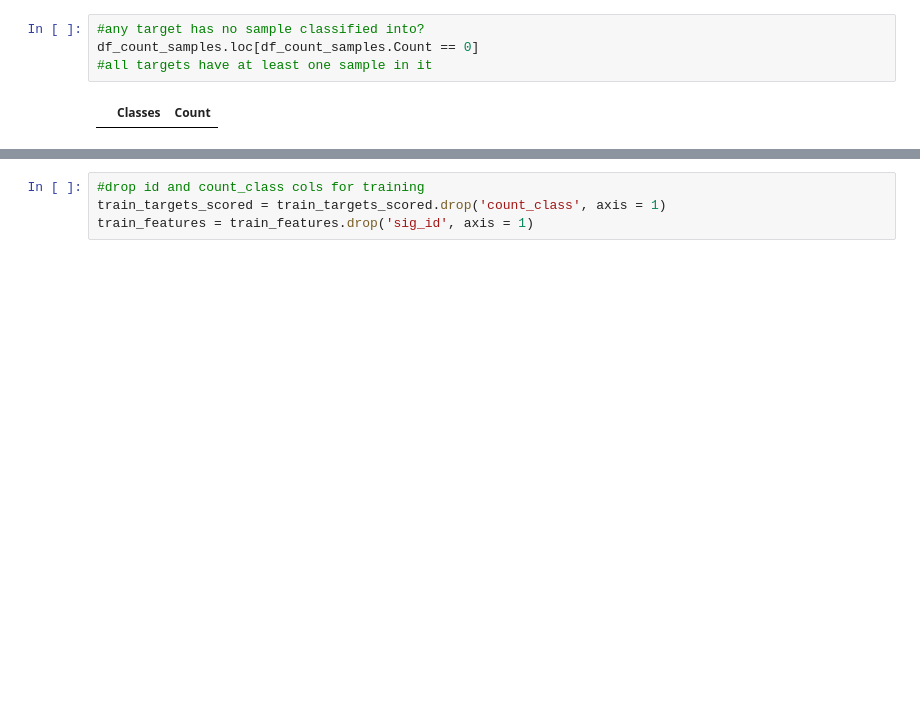
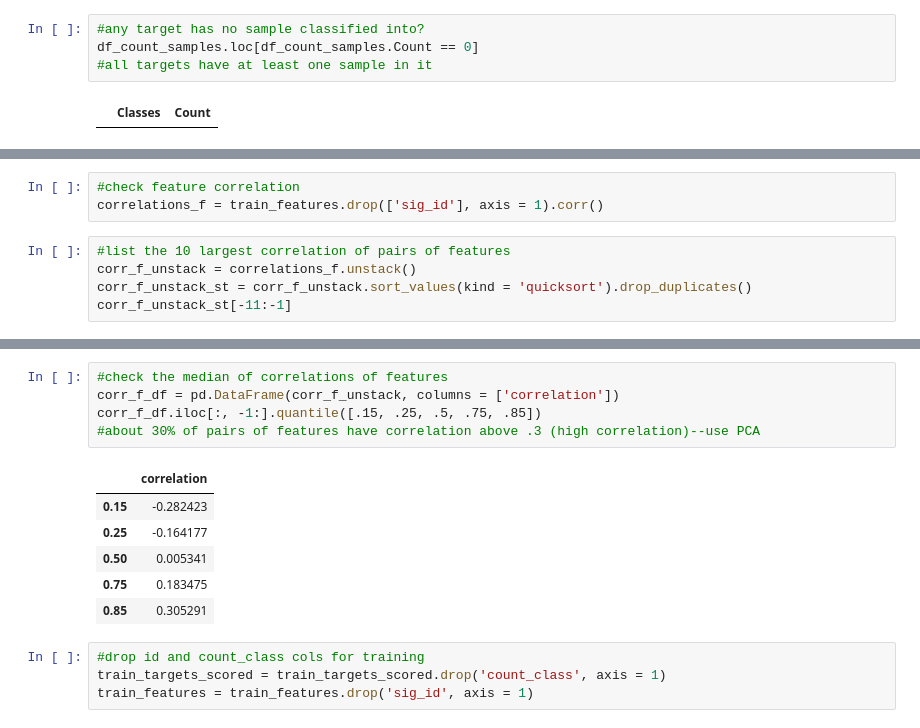
Before and after one commit to QingchuanLyu/Classifying-Mechanism-of-Action, a Jupyter notebook: Mechanisms of Action Prediction.ipynb, the cells around one changed output, grey strips where cells are left out. Cells and saved outputs as stored; diff of their text form; blank space fills up the shorter version.

```diff
--- a/Mechanisms of Action Prediction.ipynb
+++ b/Mechanisms of Action Prediction.ipynb
@@ -300,0 +280,8 @@ dtype: float64
+# %%
+#check feature correlation
+correlations_f = train_features.drop(['sig_id'], axis = 1).corr()
+# %%
+#list the 10 largest correlation of pairs of features
+corr_f_unstack = correlations_f.unstack()
+corr_f_unstack_st = corr_f_unstack.sort_values(kind = 'quicksort').drop_duplicates()
+corr_f_unstack_st[-11:-1]
@@ -301,3 +300,15 @@ dtype: float64
+# %%
+#check the median of correlations of features
+corr_f_df = pd.DataFrame(corr_f_unstack, columns = ['correlation'])
+corr_f_df.iloc[:, -1:].quantile([.15, .25, .5, .75, .85])
+#about 30% of pairs of features have correlation above .3 (high correlation)--use PCA
+# %% [output]
+|  | correlation |
+| 0.15 | -0.282423 |
+| 0.25 | -0.164177 |
+| 0.50 | 0.005341 |
+| 0.75 | 0.183475 |
+| 0.85 | 0.305291 |
 # %%
 #drop id and count_class cols for training
 train_targets_scored = train_targets_scored.drop('count_class', axis = 1)
```
Also changed, not shown: parts of 19 cells of this notebook.
